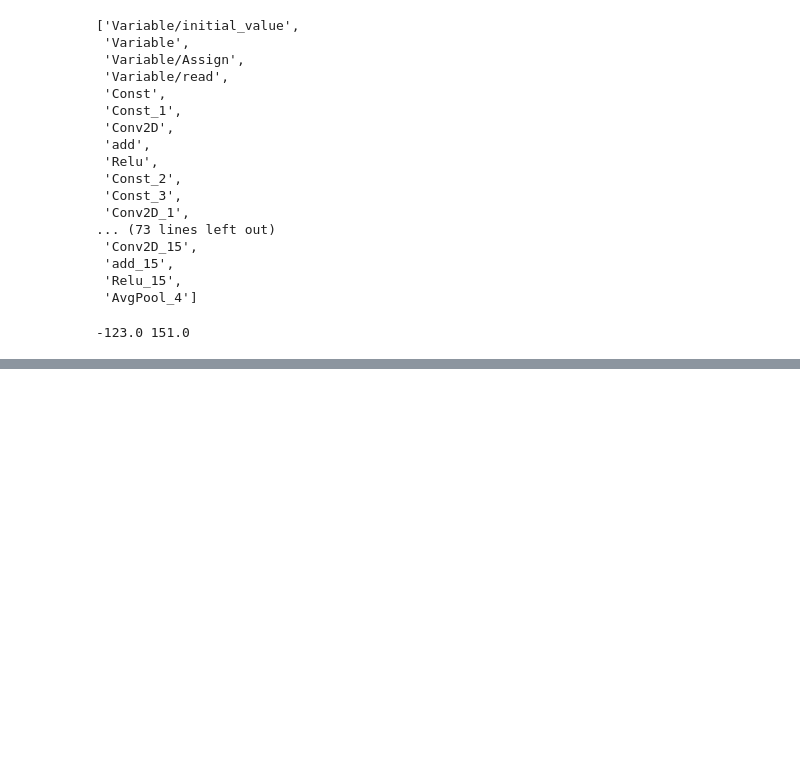
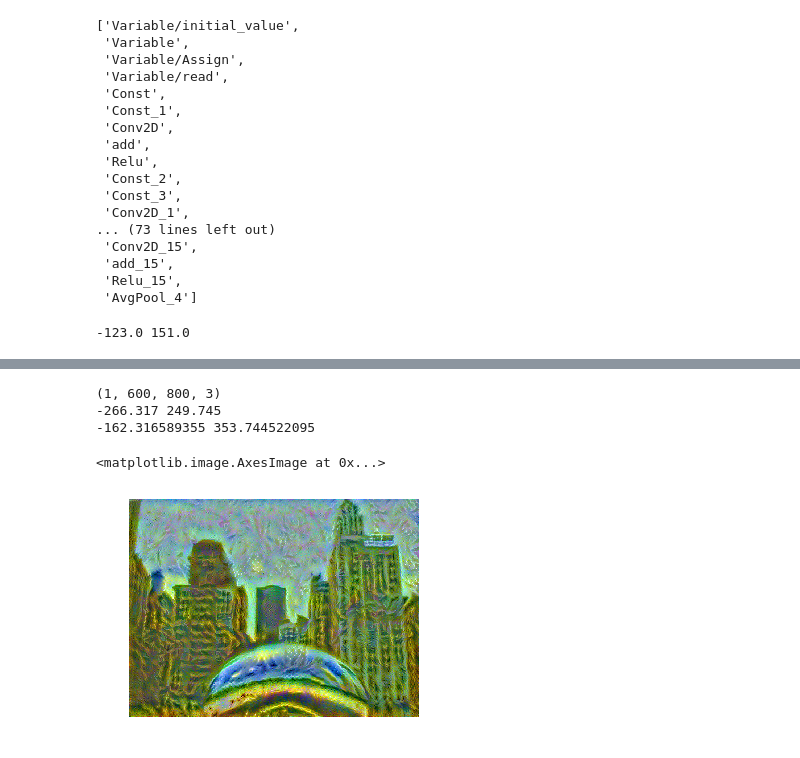
Before and after one commit to gnperdue/neuralart_tf, a Jupyter notebook: neural_art.ipynb, the cells around one changed output, grey strips where cells are left out. Saved outputs shown, nothing was run; the diff lists cells and outputs as text; code cells hidden in the pictures; blank space fills up the shorter version.

```diff
--- a/neural_art.ipynb
+++ b/neural_art.ipynb
@@ -551,0 +557,9 @@ imshow_clean(np.clip((result_image + VGG_MEAN_VALUES)[0], 0, 255).astype('uint8'
+# %%
+for i in range(50, 150):
+    print(i)
+    sess.run(train)
+    result_image = sess.run(net['input'])
+    print(sess.run(cost_total))
+    path = out_dir + '/styled_%04d.png' % i
+    print(np.min(result_image + VGG_MEAN_VALUES), np.max(result_image + VGG_MEAN_VALUES))
+    scipy.misc.imsave(path, np.clip((result_image + VGG_MEAN_VALUES)[0], 0, 255).astype('uint8'))
@@ -551,0 +584,11 @@ imshow_clean(np.clip((result_image + VGG_MEAN_VALUES)[0], 0, 255).astype('uint8'
+# %%
+print(result_image.shape)
+print(np.min(result_image), np.max(result_image))
+print(np.min(result_image + VGG_MEAN_VALUES), np.max(result_image + VGG_MEAN_VALUES))
+imshow_clean(np.clip((result_image + VGG_MEAN_VALUES)[0], 0, 255).astype('uint8'))  #
+# %% [output]
+(1, 600, 800, 3)
+-266.317 249.745
+-162.316589355 353.744522095
+<matplotlib.image.AxesImage at 0x...>
+[figure, added]
```
Also changed, not shown: parts of 7 cells of this notebook.
